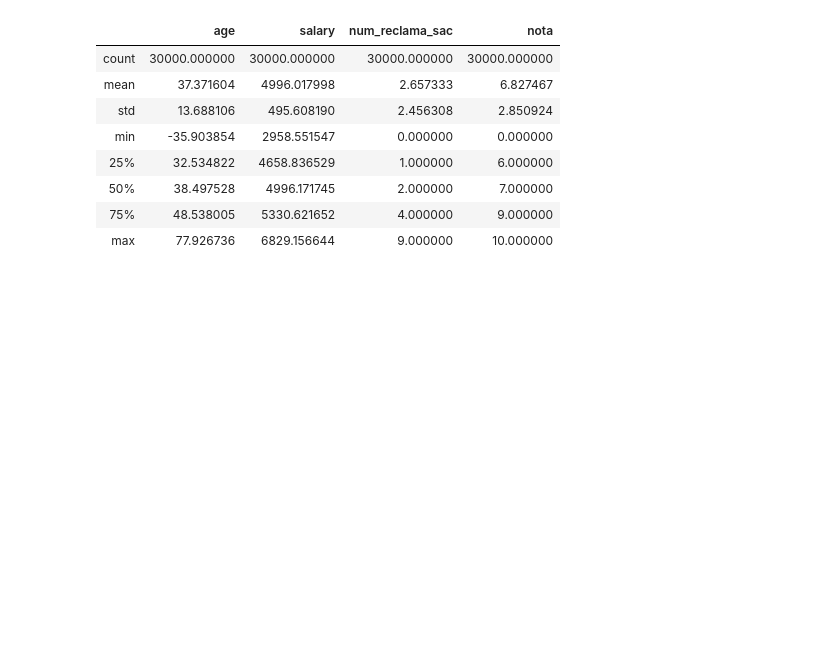
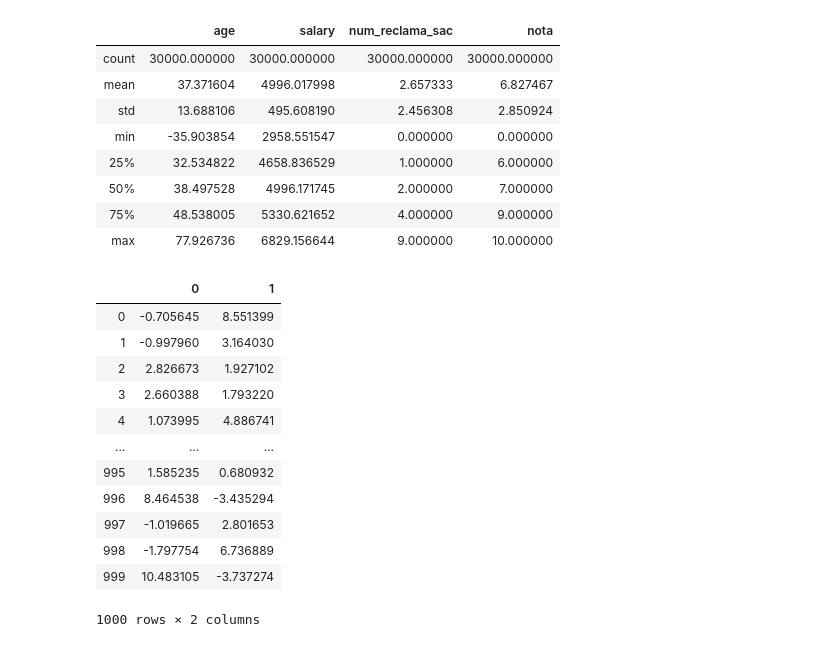
Before and after one commit to HolocronAnalytica/GrowthHacking1.0, a Jupyter notebook: Agrupamento/Agrupamento - Criação das bases de dados.ipynb, the cells around one changed output. Cells and saved outputs as stored; diff of their text form; code cells hidden in the pictures; blank space fills up the shorter version.

```diff
--- a/Agrupamento/Agrupamento - Criação das bases de dados.ipynb
+++ b/Agrupamento/Agrupamento - Criação das bases de dados.ipynb
@@ -54,3 +54,21 @@ nps_df.describe()
 | max | 77.926736 | 6829.156644 | 9.000000 | 10.000000 |
 # %%
 nps_df.to_csv("nps_df_clustering.csv",index=False)
+# %%
+X, y = make_blobs(n_samples=1000, centers=5, n_features=2,random_state=0)
+# %%
+pd.DataFrame(X)
+# %% [output]
+|  | 0 | 1 |
+| 0 | -0.705645 | 8.551399 |
+| 1 | -0.997960 | 3.164030 |
+| 2 | 2.826673 | 1.927102 |
+| 3 | 2.660388 | 1.793220 |
+| 4 | 1.073995 | 4.886741 |
+| ... | ... | ... |
+| 995 | 1.585235 | 0.680932 |
+| 996 | 8.464538 | -3.435294 |
+| 997 | -1.019665 | 2.801653 |
+| 998 | -1.797754 | 6.736889 |
+| 999 | 10.483105 | -3.737274 |
+1000 rows × 2 columns
```
Also changed, not shown: parts of 2 cells of this notebook, 4 other files.
